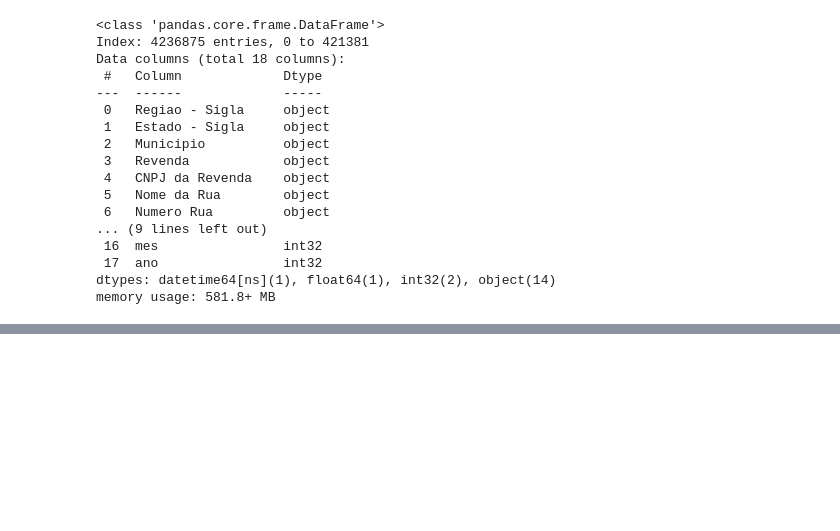
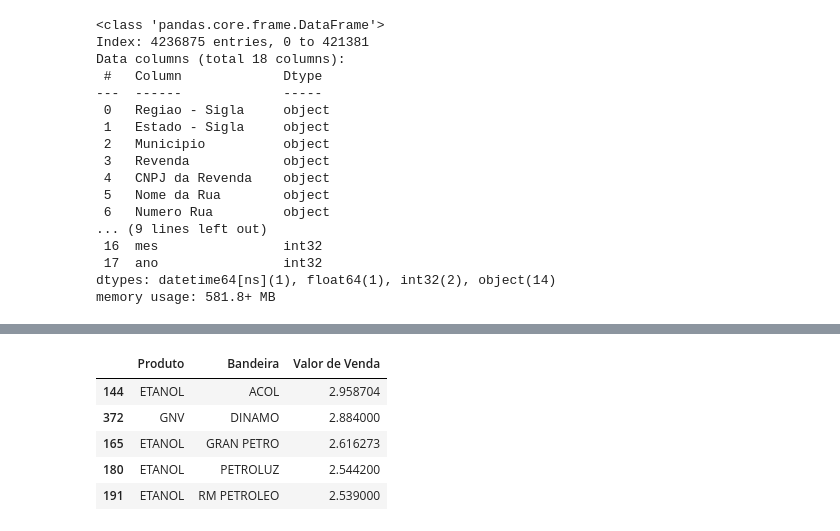
Before and after one commit to vivian-assis/aulasenacbigdata, a Jupyter notebook: AtividadeAnaliseCombustiveis.ipynb, the cells around one changed output, grey strips where cells are left out. Saved outputs shown, nothing was run; the diff lists cells and outputs as text; code cells hidden in the pictures; blank space fills up the shorter version.

```diff
--- a/AtividadeAnaliseCombustiveis.ipynb
+++ b/AtividadeAnaliseCombustiveis.ipynb
@@ -80,0 +104,9 @@ dfmes_gasXadv
+# %%
+df_menorvalor
+# %% [output]
+|  | Produto | Bandeira | Valor de Venda |
+| 144 | ETANOL | ACOL | 2.958704 |
+| 372 | GNV | DINAMO | 2.884000 |
+| 165 | ETANOL | GRAN PETRO | 2.616273 |
+| 180 | ETANOL | PETROLUZ | 2.544200 |
+| 191 | ETANOL | RM PETROLEO | 2.539000 |
```
Also changed, not shown: parts of 9 cells of this notebook.
